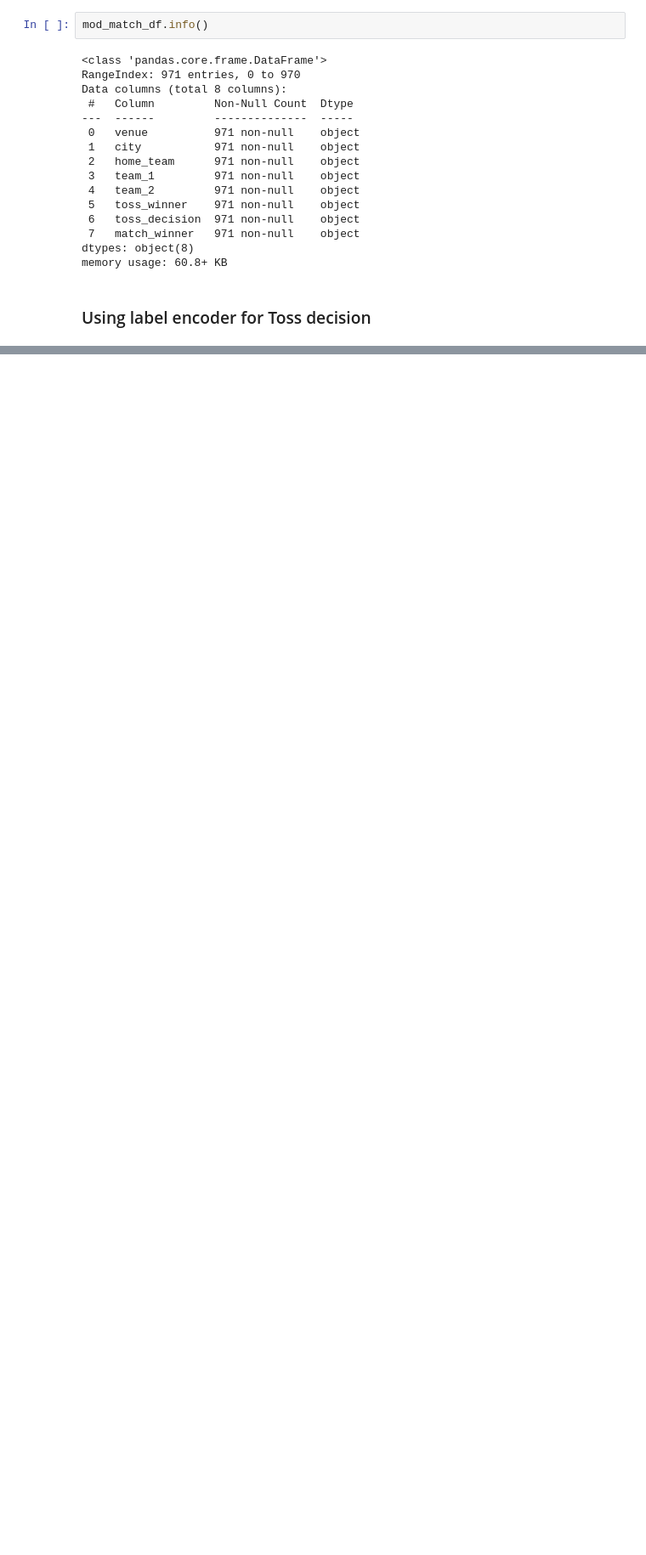
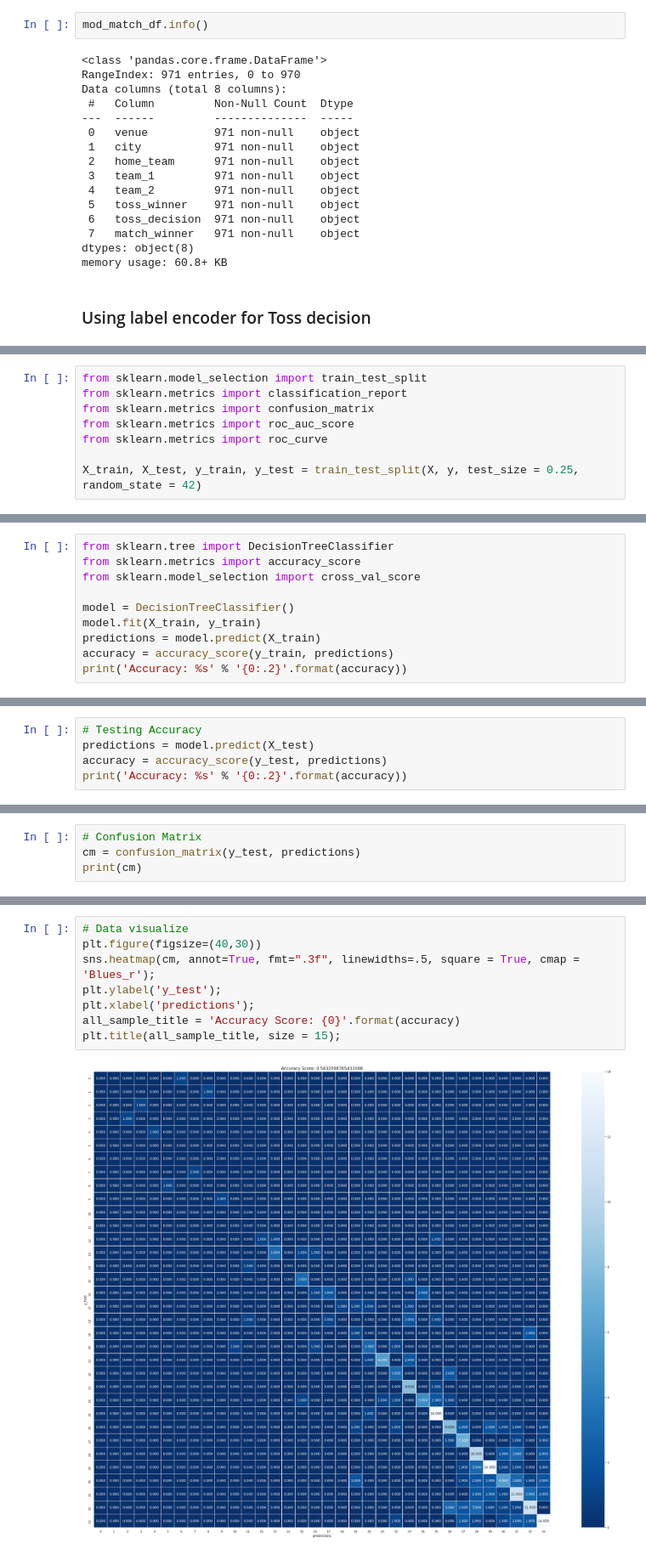
Before and after one commit to mominulhaque666/Group_5_CSE445_3_Spring_21, a Jupyter notebook: ipynb/T20WinnerPrediction.ipynb, the cells around one changed output, grey strips where cells are left out. Shown at 85% size. Cells and saved outputs as stored; diff of their text form; blank space fills up the shorter version.

```diff
--- a/ipynb/T20WinnerPrediction.ipynb
+++ b/ipynb/T20WinnerPrediction.ipynb
@@ -843,0 +1167,8 @@ Name: city, Length: 117, dtype: int64
+# %%
+from sklearn.model_selection import train_test_split
+from sklearn.metrics import classification_report
+from sklearn.metrics import confusion_matrix
+from sklearn.metrics import roc_auc_score
+from sklearn.metrics import roc_curve
+
+X_train, X_test, y_train, y_test = train_test_split(X, y, test_size = 0.25, random_state = 42)
@@ -843,0 +1179,10 @@ Name: city, Length: 117, dtype: int64
+# %%
+from sklearn.tree import DecisionTreeClassifier
+from sklearn.metrics import accuracy_score
+from sklearn.model_selection import cross_val_score
+
+model = DecisionTreeClassifier()
+model.fit(X_train, y_train)
+predictions = model.predict(X_train)
+accuracy = accuracy_score(y_train, predictions)
+print('Accuracy: %s' % '{0:.2}'.format(accuracy))
@@ -843,0 +1196,5 @@ Name: city, Length: 117, dtype: int64
+# %%
+# Testing Accuracy
+predictions = model.predict(X_test)
+accuracy = accuracy_score(y_test, predictions)
+print('Accuracy: %s' % '{0:.2}'.format(accuracy))
@@ -843,0 +1203,4 @@ Name: city, Length: 117, dtype: int64
+# %%
+# Confusion Matrix
+cm = confusion_matrix(y_test, predictions)
+print(cm)
@@ -843,0 +1215,10 @@ Name: city, Length: 117, dtype: int64
+# %%
+# Data visualize
+plt.figure(figsize=(40,30))
+sns.heatmap(cm, annot=True, fmt=".3f", linewidths=.5, square = True, cmap = 'Blues_r');
+plt.ylabel('y_test');
+plt.xlabel('predictions');
+all_sample_title = 'Accuracy Score: {0}'.format(accuracy)
+plt.title(all_sample_title, size = 15);
+# %% [output]
+[figure, added]
```
Also changed, not shown: parts of 54 cells of this notebook.
